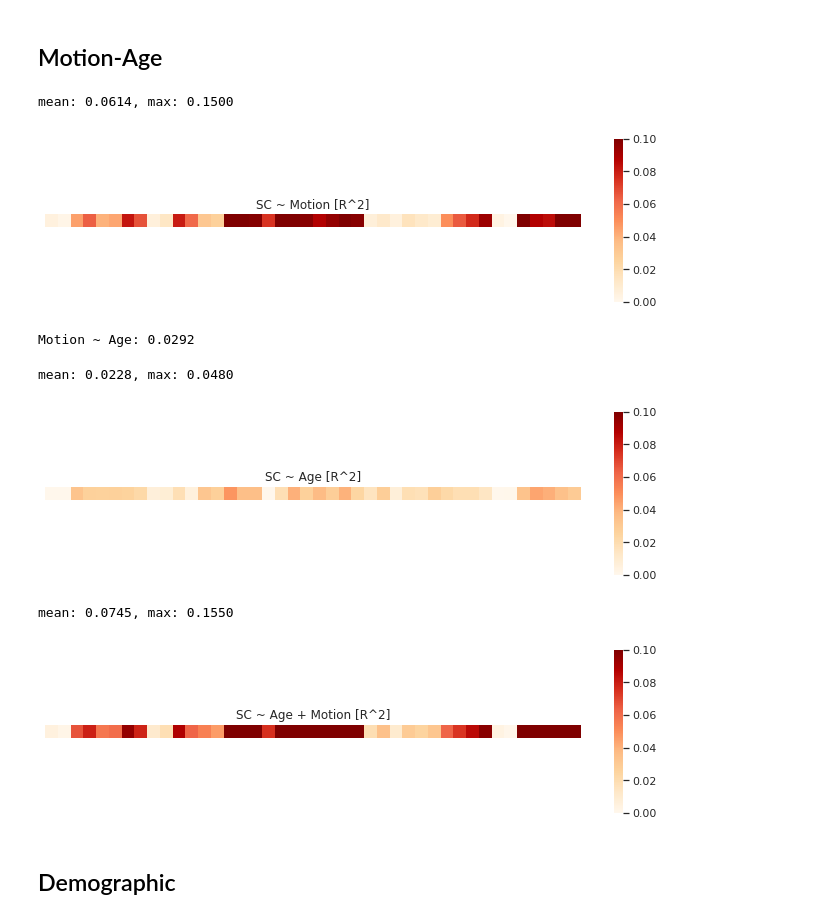
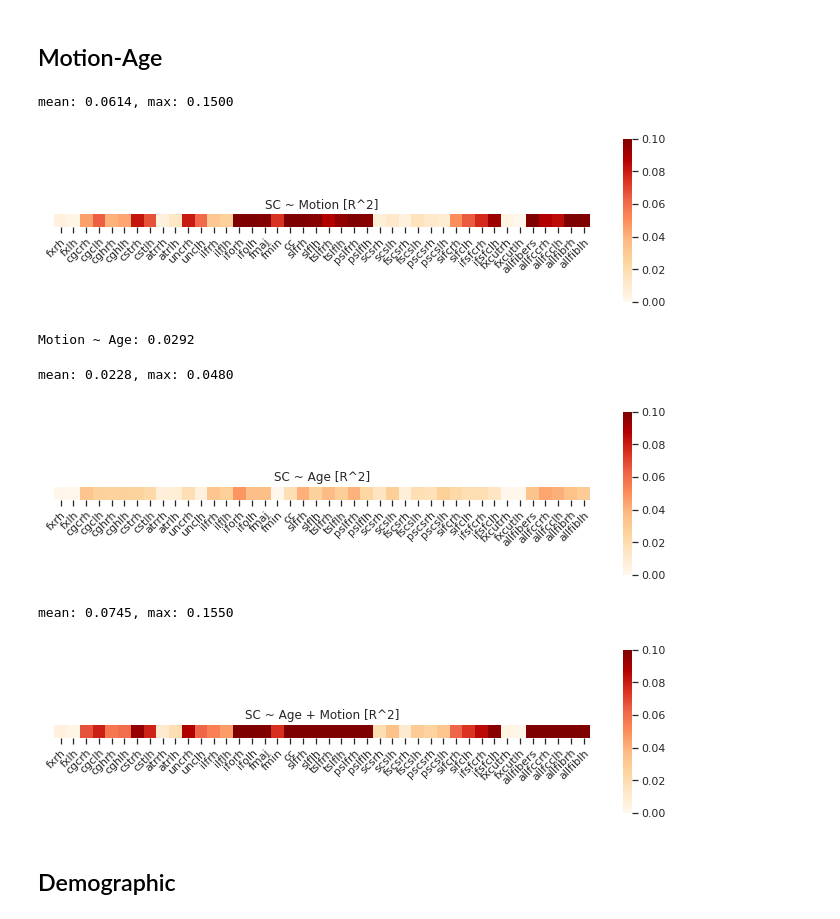
Before and after one commit to AKSoo/StructFunc, a Jupyter notebook: code/ConfoundEffects.ipynb, the cells around one changed output. Drawn from its saved outputs; the diff is of its cells as text; code cells hidden in the pictures.

Commit message:
scon x labels

```diff
--- a/code/ConfoundEffects.ipynb
+++ b/code/ConfoundEffects.ipynb
@@ -487,3 +504,6 @@ scon = (scon.join(covariates['rel_family_id']).groupby('rel_family_id')
 print(len(scon), 'subjects')
 # %% [output]
 4090 subjects
+# %%
+scon_descs = abcd.get_scon_descriptions()
+scon_descs
@@ -575,20 +613,20 @@ dtype: float64
 # %%
 result = residualize(scon, sm.OLS, sc_extra['meanmotion'],
                      return_results=True)
 r2s = result.apply(lambda r: r.rsquared)
 r2ss = r2s.rename('Motion').to_frame().T
 
 print(f'mean: {r2s.mean():.4f}, max: {r2s.max():.4f}')
 
 fig, ax = plt.subplots(figsize=(12,3))
 ax = sns.heatmap(r2ss, square=True, cmap='OrRd', vmax=0.10, vmin=0, ax=ax)
 ax.set_title('SC ~ Motion [R^2]')
-ax.set_xticks([])
+ax.set_xticklabels(scon_descs.index, rotation=45, rotation_mode='anchor', ha='right')
 ax.set_yticks([])
 plt.show()
 # %% [output]
 mean: 0.0614, max: 0.1500
-[figure, old version]
+[figure, new version]
 # %%
 result = residualize(sc_extra['meanmotion'], sm.OLS, covariates['interview_age'],
                      return_results=True)
@@ -608,12 +646,12 @@ print(f'mean: {r2s.mean():.4f}, max: {r2s.max():.4f}')
 fig, ax = plt.subplots(figsize=(12,3))
 ax = sns.heatmap(r2ss, square=True, cmap='OrRd', vmax=0.10, vmin=0, ax=ax)
 ax.set_title('SC ~ Age [R^2]')
-ax.set_xticks([])
+ax.set_xticklabels(scon_descs.index, rotation=45, rotation_mode='anchor', ha='right')
 ax.set_yticks([])
 plt.show()
 # %% [output]
 mean: 0.0228, max: 0.0480
-[figure, old version]
+[figure, new version]
 # %%
 result = residualize(
     scon, sm.OLS,
@@ -628,12 +666,12 @@ print(f'mean: {r2s.mean():.4f}, max: {r2s.max():.4f}')
 fig, ax = plt.subplots(figsize=(12,3))
 ax = sns.heatmap(r2ss, square=True, cmap='OrRd', vmax=0.10, vmin=0, ax=ax)
 ax.set_title('SC ~ Age + Motion [R^2]')
-ax.set_xticks([])
+ax.set_xticklabels(scon_descs.index, rotation=45, rotation_mode='anchor', ha='right')
 ax.set_yticks([])
 plt.show()
 # %% [output]
 mean: 0.0745, max: 0.1550
-[figure, old version]
+[figure, new version]
 # %% [markdown]
 ## Demographic
 # %%
```
Also changed, not shown: parts of 4 cells of this notebook, 1 other file.
